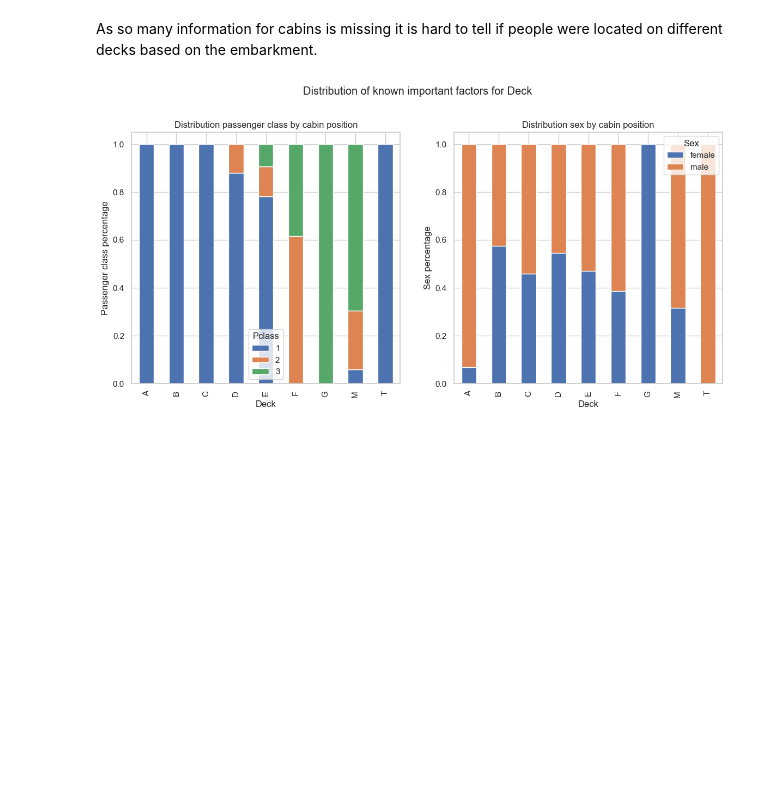
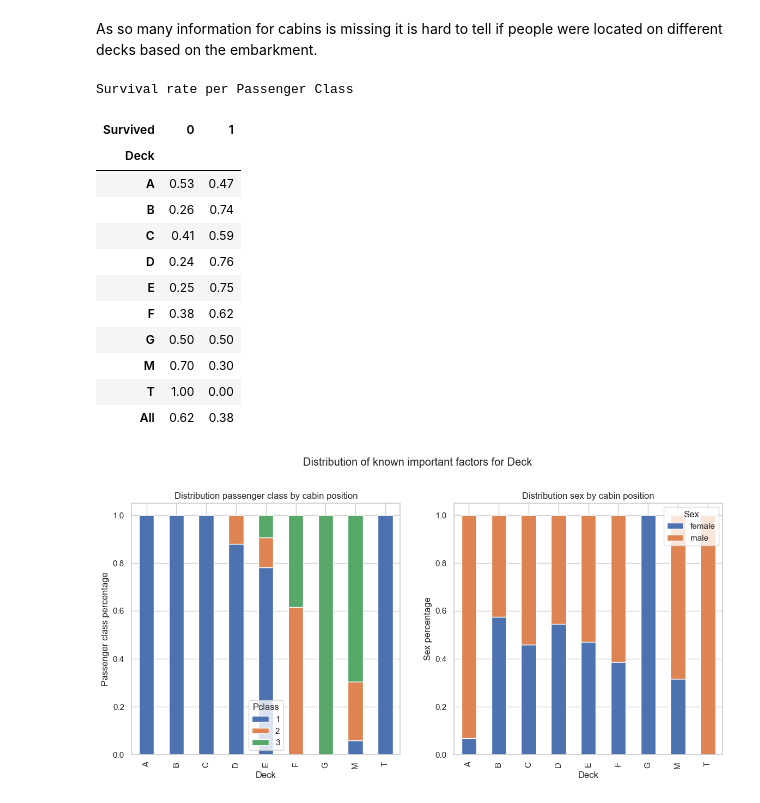
Before and after one commit to BuddyBent/Titanic, a Jupyter notebook: Titanic.ipynb, the cells around one changed output. Cells and saved outputs as stored; diff of their text form; code cells hidden in the pictures; blank space fills up the shorter version.

```diff
--- a/Titanic.ipynb
+++ b/Titanic.ipynb
@@ -798,6 +798,26 @@ plt.show()
 [figure]
 # %% [markdown]
 As so many information for cabins is missing it is hard to tell if people were located on different decks based on the embarkment.
+# %%
+display(
+    pd.crosstab(index=[train["Deck"]], columns=train["Survived"], margins=True, normalize="index")
+    .style.set_caption("Survival rate per Passenger Class")
+    .format("{:.2f}")
+)
+# %% [output]
+Survival rate per Passenger Class
+| Survived | 0 | 1 |
+| Deck |  |  |
+| A | 0.53 | 0.47 |
+| B | 0.26 | 0.74 |
+| C | 0.41 | 0.59 |
+| D | 0.24 | 0.76 |
+| E | 0.25 | 0.75 |
+| F | 0.38 | 0.62 |
+| G | 0.50 | 0.50 |
+| M | 0.70 | 0.30 |
+| T | 1.00 | 0.00 |
+| All | 0.62 | 0.38 |
 # %%
 fig, ax = plt.subplots(nrows=1, ncols=2, figsize=(14, 6))
 plot_data.groupby("Deck")["Pclass"].value_counts(normalize=True).unstack("Pclass").plot.bar(stacked=True, ax=ax[0])
```
Also changed, not shown: parts of 13 cells of this notebook.
